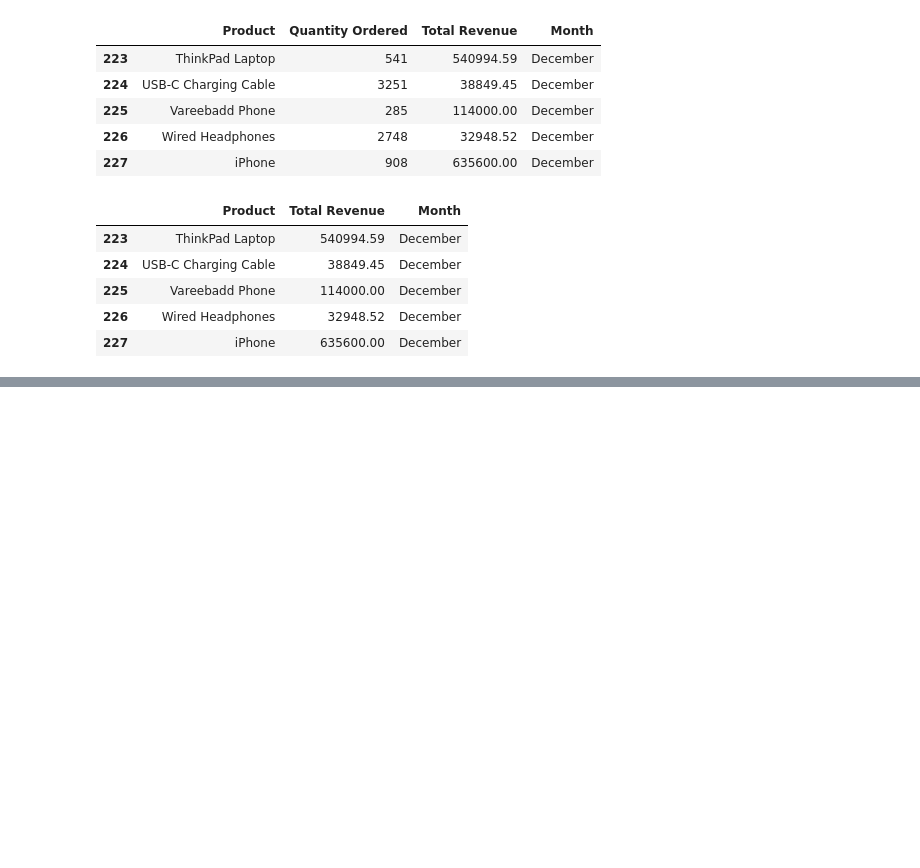
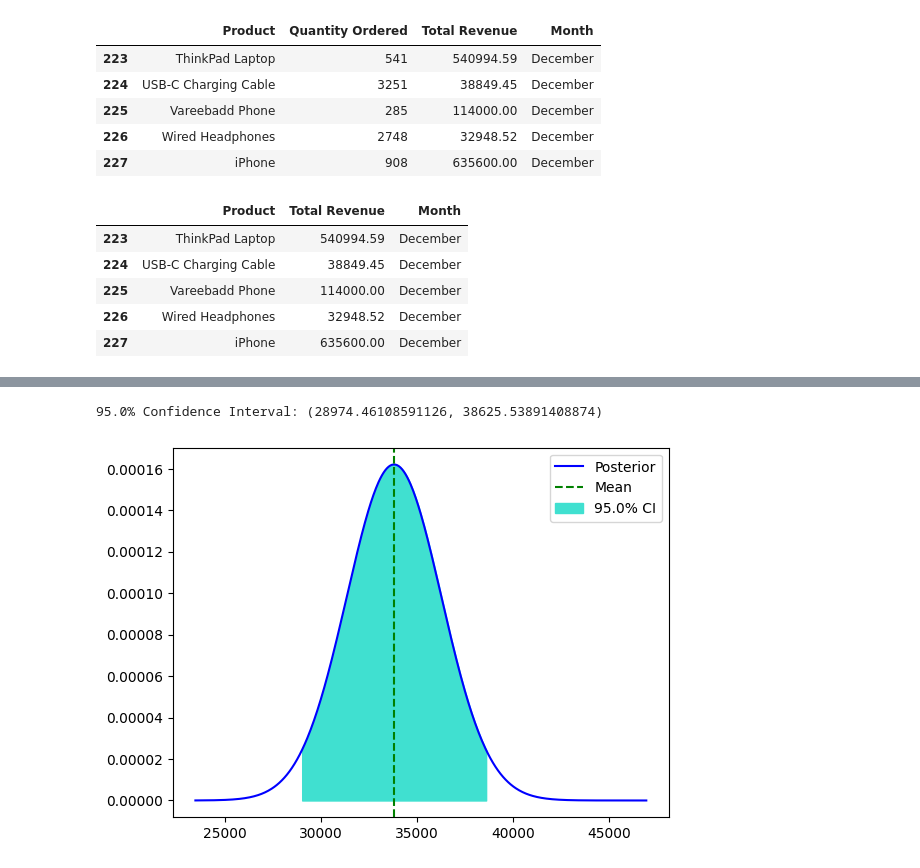
Before and after one commit to NamanChhibbar/Bayesian-Theory-Projects, a Jupyter notebook: Project2/project2.ipynb, the cells around one changed output, grey strips where cells are left out. Drawn from its saved outputs; the diff is of its cells as text; code cells hidden in the pictures; blank space fills up the shorter version.

```diff
--- a/Project2/project2.ipynb
+++ b/Project2/project2.ipynb
@@ -59,0 +208,26 @@ product_data.tail()
+# %%
+post_vals = st.norm.pdf(grid, posterior_mean, posterior_var ** .5)
+filt = post_vals > 1e-10
+grid = grid[filt]
+post_vals = post_vals[filt]
+
+confidence = .95
+
+lower_bound = st.norm.ppf((1 - confidence) / 2, posterior_mean, posterior_var ** .5)
+upper_bound = st.norm.ppf((1 + confidence) / 2, posterior_mean, posterior_var ** .5)
+ci_filt = (grid > lower_bound) & (grid < upper_bound)
+
+plt.plot(grid, post_vals, label="Posterior", color="blue")
+plt.axvline(posterior_mean, label="Mean", color="green", linestyle="--")
+plt.fill_between(
+  grid, post_vals, where=ci_filt,
+  label=f"{100 * confidence}% CI", color="turquoise"
+)
+
+print(f"{100 * confidence}% Confidence Interval: ({lower_bound}, {upper_bound})")
+
+plt.legend()
+plt.show()
+# %% [output]
+95.0% Confidence Interval: (28974.46108591126, 38625.53891408874)
+[figure, added]
```
Also changed, not shown: parts of 9 cells of this notebook.
